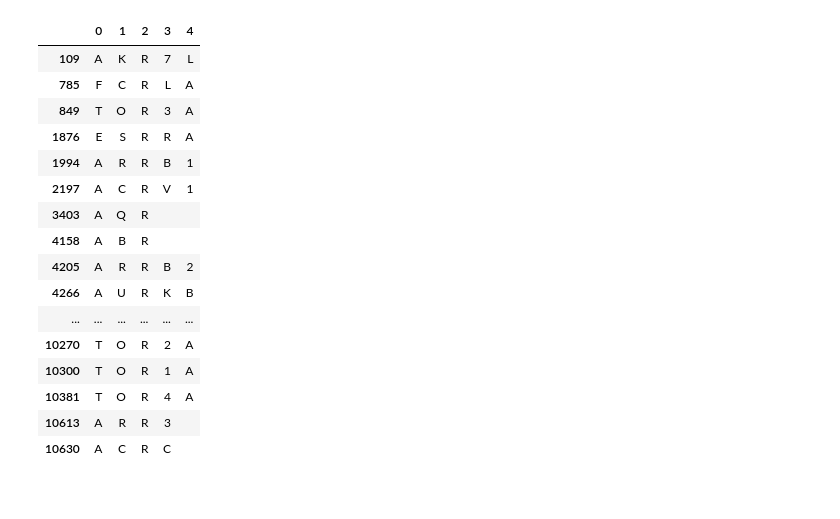
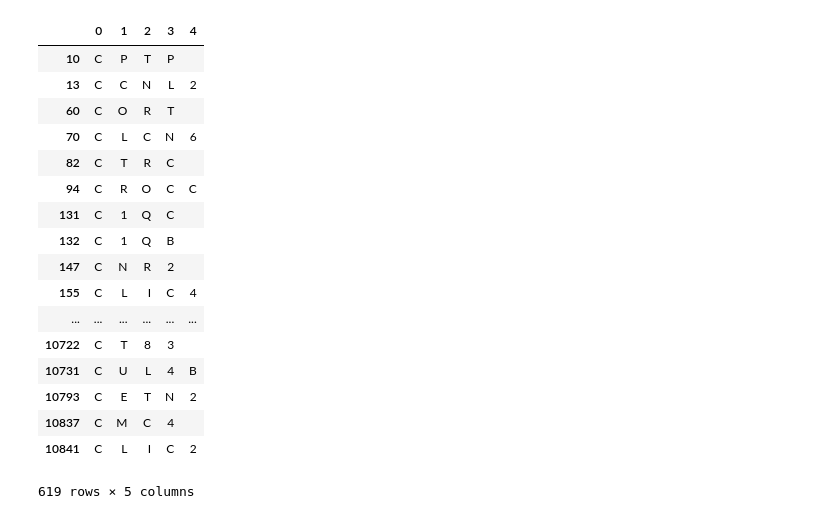
Before and after one commit to ajveltri22/genele_solver, a Jupyter notebook: genele_solver.ipynb, the cells around one changed output. Saved outputs shown, nothing was run; the diff lists cells and outputs as text; code cells hidden in the pictures.

```diff
--- a/genele_solver.ipynb
+++ b/genele_solver.ipynb
@@ -1,6 +1,7 @@
 # %%
 import pandas as pd
-pd.set_option("display.max_rows", 500)
+pd.set_option("display.min_rows", 50)
+pd.set_option("display.max_rows", 100)
 
 gene_list = pd.read_table("./salmon_tx2gene.tsv", header = None)
 # %%
@@ -8,6 +9,11 @@ gene_list = gene_list.loc[:,1].drop_duplicates().to_list()
 # %%
 class solver:
     def __init__(self, gene_list):
+        '''take in a gene list, filter to only 5 letter names
+        setup containers for incorrect letters.
+        '''
+
+        # define set of incorrect (grey) letters
         self.no_let = set()
         fivelet_genes = []
         for gene in gene_list:
@@ -20,21 +26,32 @@ class solver:
         split_genes = split_genes.fillna(" ")
         self.split_genes = split_genes
         self.possibilities = split_genes
+        # container to track guesses
         self.guesses = []
 
     def __call__(self):
         return self.possibilities
 
-    def guess(self, word, yellow = [], green = []):
-        self.guesses.append((word, yellow, green))
+    def guess(self, word, yellow=[], green=[], add_to_guess_list=True):
+        '''
+        first arg is a string, case sensitive of the guessed gene
+        yellow and green are lists of positions of the yellow or green letters (1-based)
+        add_to_guess_list is not needed for normal interaction, just for the self.redo function
+        returns a list of possibilities
+        '''
+        if add_to_guess_list:
+            self.guesses.append((word, yellow, green))
         wordlist = list(word)
+        # require yellow letters to be in another position
         for position in yellow:
             pypos = position - 1
             self.possibilities = self.possibilities.loc[~self.possibilities[pypos].isin([wordlist[pypos]]),:]
             self.possibilities = self.possibilities.loc[self.possibilities.isin([wordlist[pypos]]).any(axis=1),:]
+        # require green letters to be in same position
         for position in green:
             pypos = position - 1
             self.possibilities = self.possibilities.loc[self.possibilities[pypos].isin([wordlist[pypos]]),:]
+        # add grey letters to blocked list
         for letter in wordlist:
             yellow_or_green_idx = yellow + green
             if wordlist.index(letter) + 1 not in yellow_or_green_idx:
@@ -44,10 +61,12 @@ class solver:
         return self.possibilities
 
     def redo(self):
+        # allows rerunning the guesses after editing self.guesses if a mistake was made
+        self.possibilities = self.split_genes
         for guess_set in self.guesses:
-            self.guess(*guess_set)
+            self.guess(*guess_set, add_to_guess_list=False)
+        return self.__call__()
 # %%
-pd.options.display.max_rows = 500
 mysolver = solver(gene_list)
 mysolver()
 # %% [output]
@@ -83,20 +112,21 @@ mysolver.guess("GAPDH", yellow=[2], green=[])
 # %%
-mysolver.guess("MXRA8", yellow=[4], green=[3])
+mysolver.guess("HDAC4", yellow=[2], green=[3])
 # %% [output]
 |  | 0 | 1 | 2 | 3 | 4 |
-| 109 | A | K | R | 7 | L |
-| 785 | F | C | R | L | A |
-| 849 | T | O | R | 3 | A |
-| 1876 | E | S | R | R | A |
-| 1994 | A | R | R | B | 1 |
-| 2197 | A | C | R | V | 1 |
-| 3403 | A | Q | R |  |  |
-| 4158 | A | B | R |  |  |
-| 4205 | A | R | R | B | 2 |
-| 4266 | A | U | R | K | B |
+| 10 | C | P | T | P |  |
+| 13 | C | C | N | L | 2 |
+| 60 | C | O | R | T |  |
+| 70 | C | L | C | N | 6 |
+| 82 | C | T | R | C |  |
+| 94 | C | R | O | C | C |
+| 131 | C | 1 | Q | C |  |
+| 132 | C | 1 | Q | B |  |
+| 147 | C | N | R | 2 |  |
+| 155 | C | L | I | C | 4 |
 | ... | ... | ... | ... | ... | ... |
-| 10270 | T | O | R | 2 | A |
-| 10300 | T | O | R | 1 | A |
-| 10381 | T | O | R | 4 | A |
-| 10613 | A | R | R | 3 |  |
-| 10630 | A | C | R | C |  |
+| 10722 | C | T | 8 | 3 |  |
+| 10731 | C | U | L | 4 | B |
+| 10793 | C | E | T | N | 2 |
+| 10837 | C | M | C | 4 |  |
+| 10841 | C | L | I | C | 2 |
+619 rows × 5 columns
```
Also changed, not shown: parts of 9 cells of this notebook, 1 other file.
